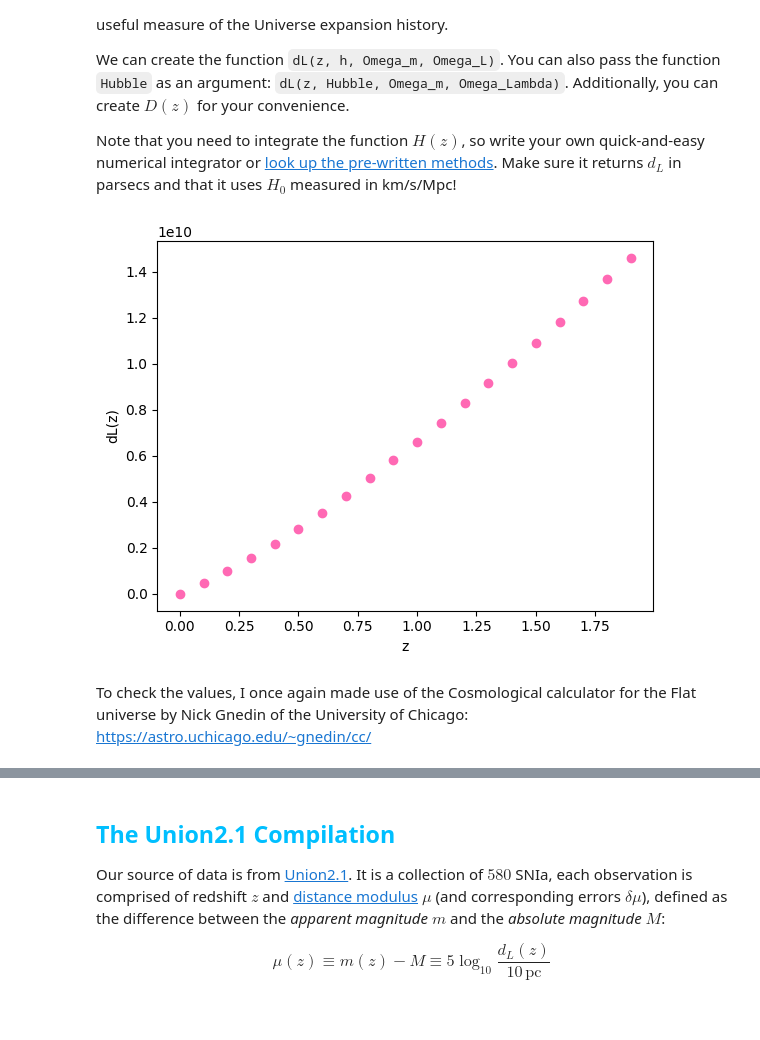
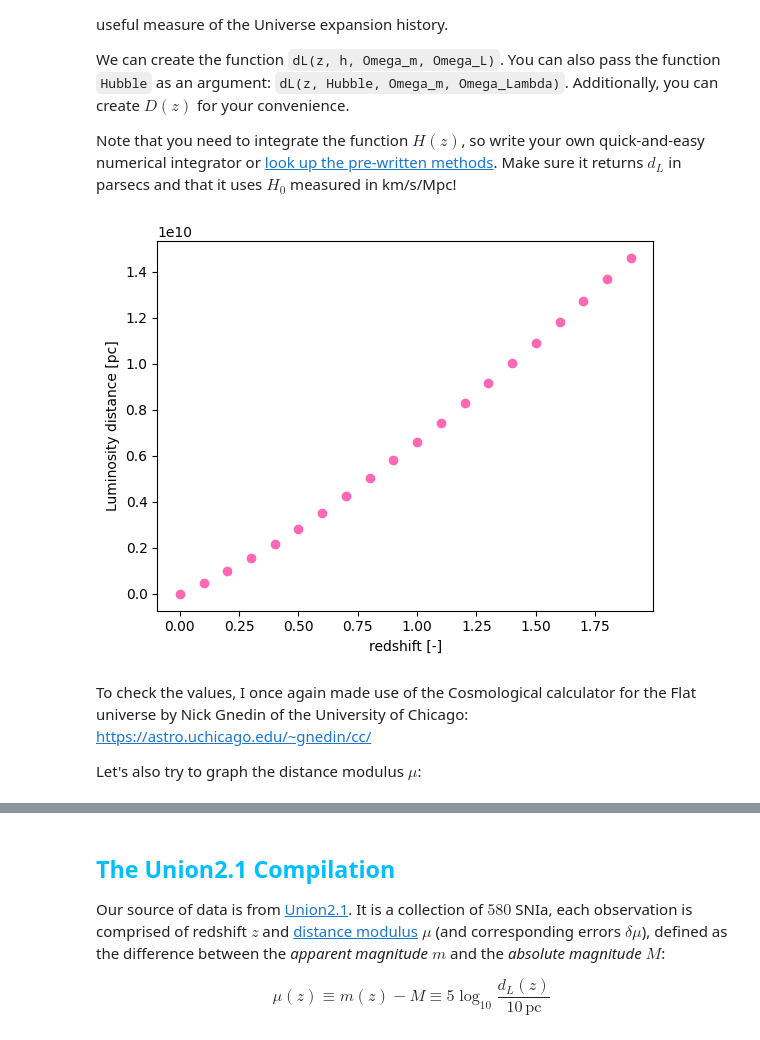
Before and after one commit to BryanJLA/PRA3024-Big-Data, a Jupyter notebook: PRA3024_Cosmology_Week.ipynb, the cells around one changed output, grey strips where cells are left out. Drawn from its saved outputs; the diff is of its cells as text; code cells hidden in the pictures.

```diff
--- a/PRA3024_Cosmology_Week.ipynb
+++ b/PRA3024_Cosmology_Week.ipynb
@@ -70,16 +76,17 @@ def Hubble(z, h, omega_lambda, omega_m): #hubble parameter in terms of omegas, z
 # %%
-#we can test this function by making a guess to its initial parameters and iterating over values of z:
-
+#we can use any values to test the function, so long as they're defined here:
 omega_CDM = 0.25
 omega_lambda = 0.7
 h = 0.7
 
+#make array of evenly spaced values that can be used as z-variable
 z_val = np.arange(0, 2, 0.1) #returns evenly spaced values in interval (0,2)
-Hubble_val = []
+Hubble_val = [] #makes an empty list
 
 for z in z_val:
-    Hubble_val += [Hubble(z, h, omega_lambda, omega_m)]
+    Hubble_val += [Hubble(z, h, omega_lambda, omega_b, omega_CDM)] #adds the result of Hubble function to the Hubble_Val list for each z in z_val
 
+#now let's plot this result:
 plt.scatter(z_val, Hubble_val, color = 'hotpink')
 plt.xlabel('redshift [-]')
 plt.ylabel('Hubble Parameter [km/s/Mpc]')
@@ -126,38 +133,43 @@ We can create the function `dL(z, h, Omega_m, Omega_L)`. You can also pass the f
 
 Note that you need to integrate the function $H(z)$, so write your own quick-and-easy numerical integrator or [look up the pre-written methods](https://docs.scipy.org/doc/scipy/reference/tutorial/integrate.html). Make sure it returns $d_L$ in parsecs and that it uses $H_0$ measured in km/s/Mpc!
 # %%
-c = 2.998e5
+c = 2.998e5 #value of speed of light in km/s (as H0 is in km/sMpc, c needs to be in km/s to cancel these units properly)
 
-# Luminosity distance [Mpc]
-def dL(z, Hubble, omega_m, omega_lambda, H0):
+# Luminosity distance [Mpc] using formula provided above
+def dL(z, Hubble, omega_b, omega_CDM, omega_lambda, h):
+    omega_m = omega_CDM + omega_b #matter in terms of cdm and baryon
+    omega_k = 1 - omega_m - omega_lambda
+    H0 = h * 100 #H0 [km s^-1 Mpc^-1] in terms of small h
     def integrand(z):
-        return 1 / Hubble(z, h, omega_lambda, omega_m)
+        return H0 / Hubble(z, h, omega_lambda, omega_CDM, omega_b)
     Dz, _ = integrate.quad(integrand, 0, z)
-    Dz = Dz * H0
-    if omega_k > 0:
+    if omega_k > 0: #all three different options for omega_k as shown above
         dL = c/H0 * (1+z) * 1/(np.sqrt(omega_k)) * np.sinh(np.sqrt(omega_k)*Dz)
     elif omega_k == 0:
         dL = c/H0 * (1+z) * Dz
     else:
         dL = c/H0 * (1+z) * 1/(np.sqrt(-omega_k)) * np.sin(np.sqrt(-omega_k)*Dz)
-    return dL*10**6 #The question asks for luminosity distance in parsecs, the default result is in Mpc, so we multiply by 10^6
+    return dL*10**6 #question asks for luminosity distance in parsecs, the default result is in Mpc due to H0 being in km/sMpc, so we multiply by 10^6
 # %%
 #once again, we can test whether this function works by defining the parameters
 omega_CDM = 0.25
 omega_lambda = 0.7
 h = 0.7
 
-z_val = np.arange(0, 2, 0.1) #returns evenly spaced values in interval (0,2)
-Distance_val = []
+dL_val = [] #an empty list
 
 for z in z_val:
-    Distance_val += [dL(z, Hubble, omega_m, omega_lambda, H0)]
+    dL_val += [dL(z, Hubble, omega_b, omega_CDM, omega_lambda, h)]  #adds the result of dL function to the dL_Val list for each z in z_val
 
-plt.scatter(z_val, Distance_val, color = 'hotpink')
+#Now let's plot the z_val against distance_val to check the accuracy:
+plt.scatter(z_val, dL_val, color = 'hotpink')
 plt.xlabel('redshift [-]')
 plt.ylabel('Luminosity distance [pc]')
 plt.show()
 # %% [output]
-[figure, old version]
+[figure, new version]
 # %% [markdown]
 To check the values, I once again made use of the Cosmological calculator for the Flat universe by Nick Gnedin of the University of Chicago:  https://astro.uchicago.edu/~gnedin/cc/
+
+
+Let's also try to graph the distance modulus $\mu$:
```
Also changed, not shown: parts of 21 cells of this notebook.
